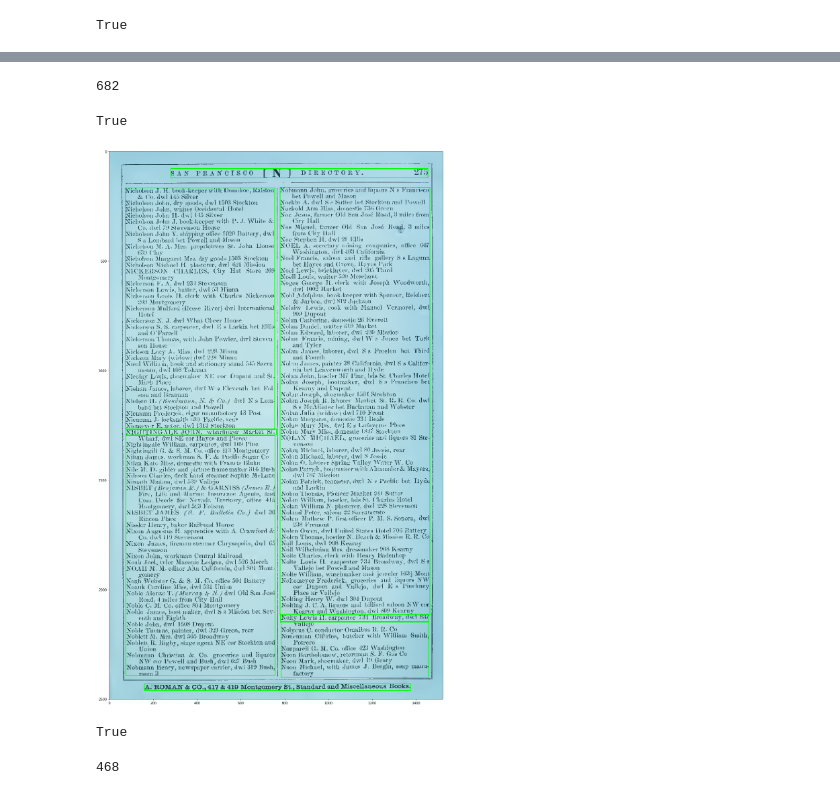
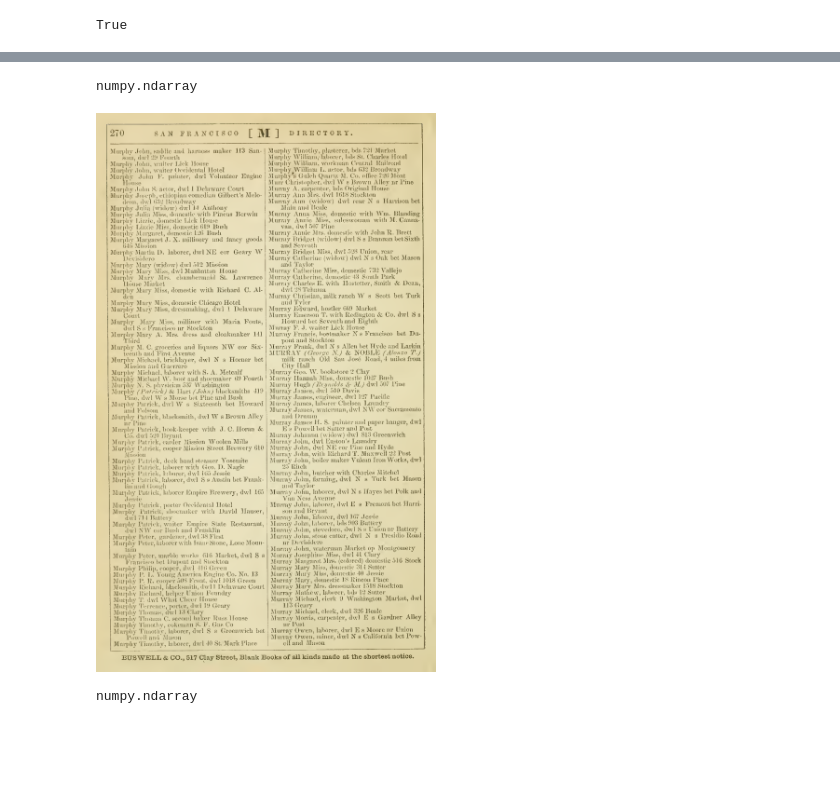
Before and after one commit to MattBrauer/ocr, a Jupyter notebook: readLangley.ipynb, the cells around one changed output, grey strips where cells are left out. Drawn from its saved outputs; the diff is of its cells as text; code cells hidden in the pictures; blank space fills up the shorter version.

```diff
--- a/readLangley.ipynb
+++ b/readLangley.ipynb
@@ -370,2 +280,6 @@ pagecontents[361]
+# %%
+type(gray)
+# %% [output]
+numpy.ndarray
 # %%
 isdirectory = [False]*len(all_pages.sequence)
@@ -379,11 +288,3 @@ for i in range(133,469):
-# %%
-len(all_pages.sequence)
-# %% [output]
-682
-# %%
-isdirectory[300]
-# %% [output]
-True
 # %%
 def showpage(all_pages, pagenum):
 
@@ -412,12 +313,11 @@ def showpage(all_pages, pagenum):
     plt.show()
 
     return True
-# %%
-showpage(all_pages, 360)
-# %% [output]
-[figure, removed]
-True
-# %%
-pagenum
-# %% [output]
-468
+# %%
+wandImage(all_pages.sequence[355])
+# %% [output]
+[figure, added]
+# %%
+type(img_blocks)
+# %% [output]
+numpy.ndarray
```
Also changed, not shown: parts of 16 cells of this notebook, 4 other files.
